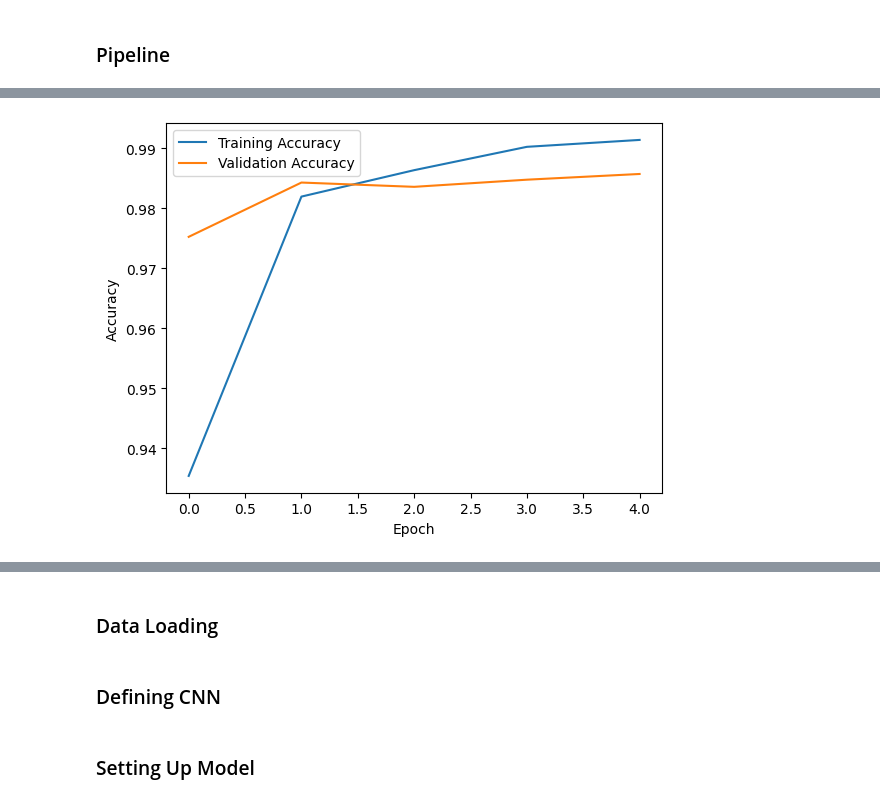
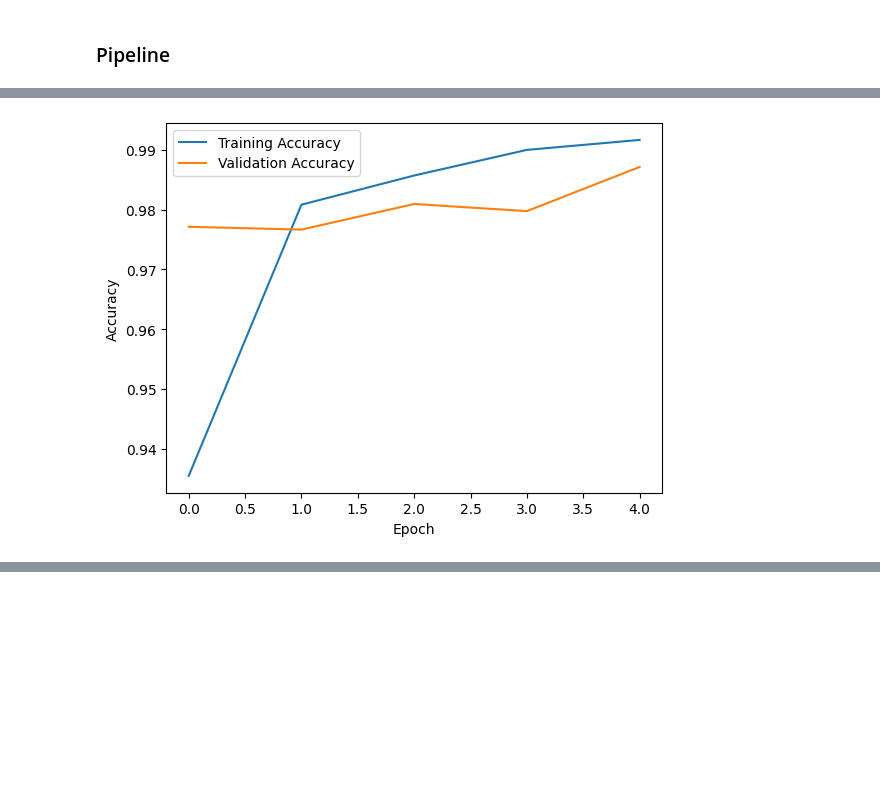
Before and after one commit to radtklau/mnist, a Jupyter notebook: mnist.ipynb, the cells around one changed output, grey strips where cells are left out. Saved outputs shown, nothing was run; the diff lists cells and outputs as text; code cells hidden in the pictures; blank space fills up the shorter version.

```diff
--- a/mnist.ipynb
+++ b/mnist.ipynb
@@ -160,7 +151,7 @@ def linear_model(X_train, X_test, X_validation, y_train, y_test, y_validation):
 # %% [markdown]
 ### CNN
 # %%
-def cnn(X_train, X_test, X_validation, y_train, y_test, y_validation):
+def cnn(X_train, X_test, X_validation, y_train, y_test, y_validation, num_classes):
     #print(X_train[0])
     # Create a simple CNN model
     model = models.Sequential()
@@ -171,7 +162,7 @@ def cnn(X_train, X_test, X_validation, y_train, y_test, y_validation):
     model.add(layers.Conv2D(64, (3, 3), activation='relu'))
     model.add(layers.Flatten())
     model.add(layers.Dense(64, activation='relu'))
-    model.add(layers.Dense(10, activation='softmax'))  # Output layer with 10 classes
+    model.add(layers.Dense(num_classes, activation='softmax'))  # Output layer with 10 classes
 
     # Compile the model
     model.compile(optimizer='adam',
@@ -195,7 +186,7 @@ def cnn(X_train, X_test, X_validation, y_train, y_test, y_validation):
 # %% [markdown]
 ### Pipeline
 # %%
-def pipeline(features, labels):
+def pipeline(features, labels, num_classes):
     X_train, X_test, X_validation, y_train, y_test, y_validation = preprocessing(features, labels)
     print("-------------------")
     print("Baseline model:")
@@ -205,10 +196,10 @@ def pipeline(features, labels):
     linear_model(X_train, X_test, X_validation, y_train, y_test, y_validation)
     print("-------------------")
     print("CNN model:")
-    cnn(X_train, X_test, X_validation, y_train, y_test, y_validation)
+    cnn(X_train, X_test, X_validation, y_train, y_test, y_validation, num_classes=num_classes)
     print("-------------------")
 # %%
-pipeline(features, labels)
+pipeline(features, labels, 10)
 # %% [output]
 -------------------
 Baseline model:
@@ -233 +224 @@ Epoch 5/5
-[figure, old version]
+[figure, new version]
@@ -237,3 +228 @@ Test Accuracy: 0.9855
 -------------------
-# %% [markdown]
-### Data Loading
@@ -251,2 +228,0 @@ test_loader = DataLoader(test_dataset, batch_size=32, shuffle=False)
-# %% [markdown]
-### Defining CNN
@@ -277,2 +228,0 @@ class CNN(nn.Module):
-# %% [markdown]
-### Setting Up Model
```
Also changed, not shown: parts of 30 cells of this notebook, 3 other files.
